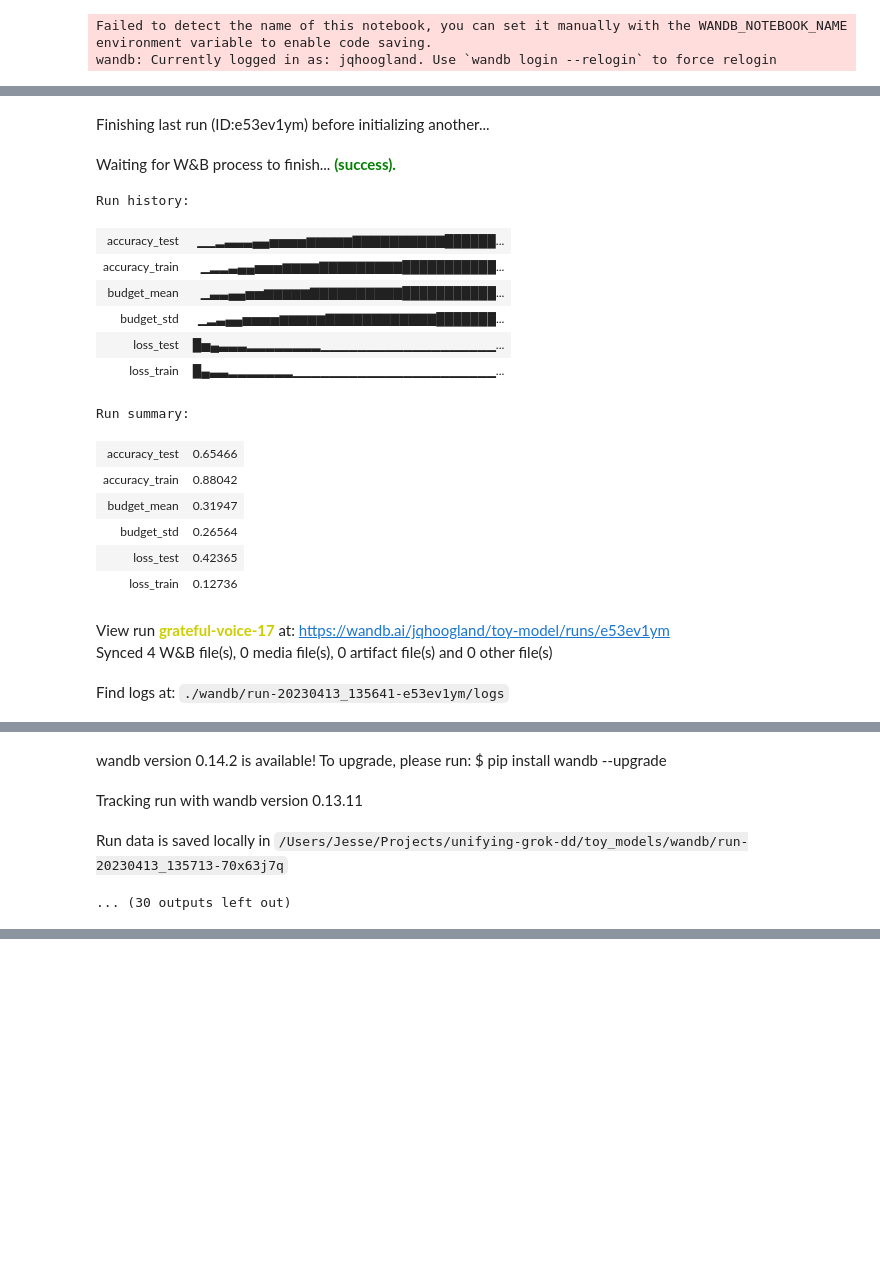
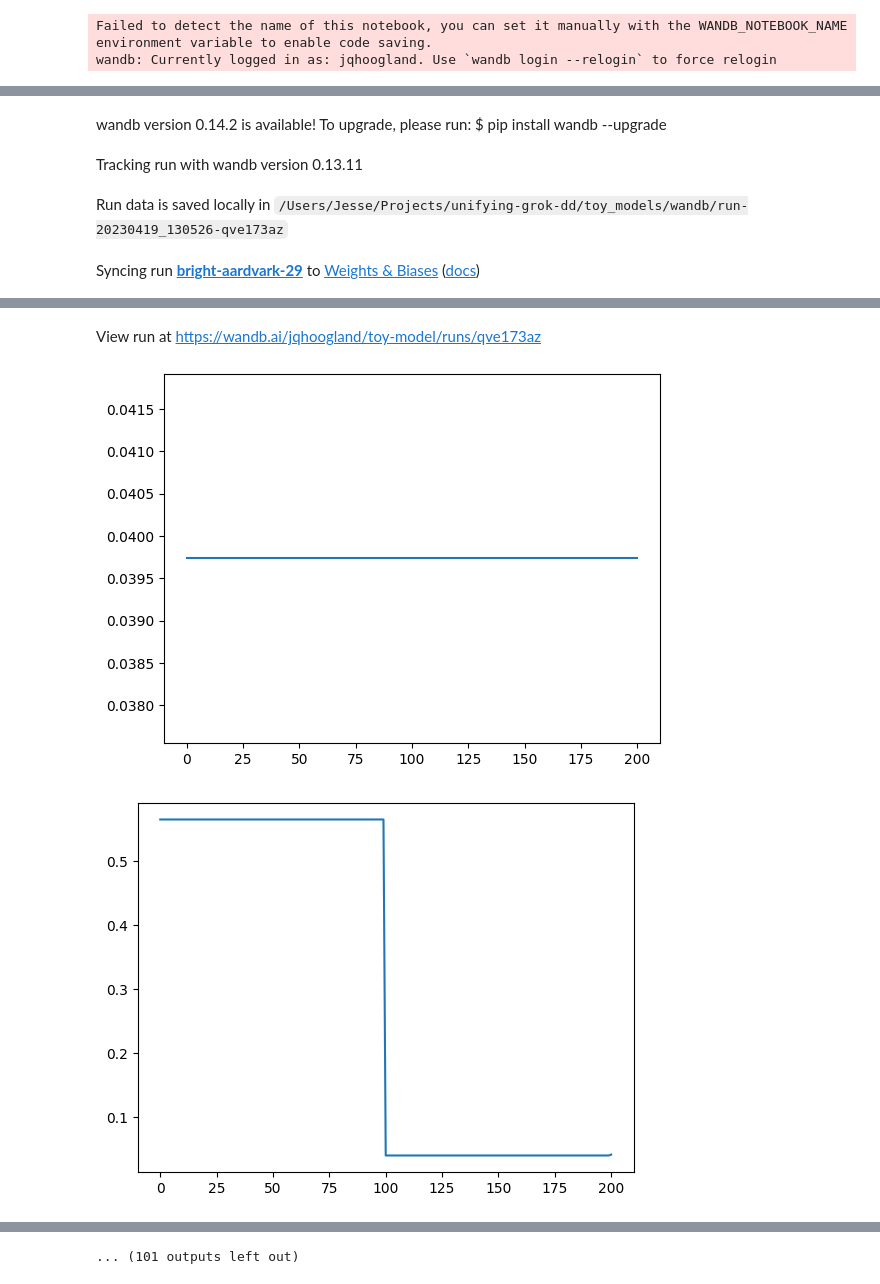
Before and after one commit to jqhoogland/pattern-learning, a Jupyter notebook: toy_models/toy_model_v2.ipynb, the cells around one changed output, grey strips where cells are left out. Saved outputs shown, nothing was run; the diff lists cells and outputs as text; code cells hidden in the pictures; blank space fills up the shorter version.

```diff
--- a/toy_models/toy_model_v2.ipynb
+++ b/toy_models/toy_model_v2.ipynb
@@ -43,6 +43,15 @@ We then say our model generalizes according to each pattern's generality $g_i$ a
 def clamp(x: jnp.ndarray, min=0, max=1):
     """Clamp the input x between min and max values."""
     return jnp.minimum(jnp.maximum(x, min), max)
+
+
+def smoothstep(x: jnp.ndarray):
+    """Compute the smoothstep function for the input x.
+
+    See [Smoothstep & Smootherstep](https://en.wikipedia.org/wiki/Smoothstep).
+    """
+    x = clamp(x)
+    return x ** 2 * (3 - 2 * x)
 
 
 def smootherstep(x: jnp.ndarray):
@@ -56,7 +65,7 @@ def smootherstep(x: jnp.ndarray):
 
 def prob(data: jnp.ndarray, budget: jnp.ndarray, costs: jnp.ndarray):
     """Calculate the probability of correct classification through specific behaviors."""
-    contributions = (1 - data * smootherstep(budget / costs))
+    contributions = (1 - data * smoothstep(budget / costs))
     return 1 - jnp.prod(contributions, axis=1)
 
 
@@ -166,7 +175,7 @@ def log(learner: BaseLearner, step: int):
     wandb.log(log, step=step)
 
 
-def train(learner: Learner, lr = 0.1, n_steps = 1000, beta=0.01):
+def train(learner: Learner, lr = 0.1, n_steps = 1000, beta=0.01, beta_step=0.0001):
     wandb.init(project="toy-model")
 
     for i in range(n_steps):
@@ -177,32 +186,18 @@ def train(learner: Learner, lr = 0.1, n_steps = 1000, beta=0.01):
             plt.plot(learner.budget)
             plt.show()
 
-        learner.budget -= lr * (learner.speeds * jax.grad(loss, argnums=1)(learner.trainset, learner.budget, learner.costs) + beta * jnp.abs(learner.budget))
+        learner.budget -= lr * learner.speeds * (jax.grad(loss, argnums=1)(learner.trainset, learner.budget, learner.costs) + beta * jnp.abs(learner.budget))
+        beta += beta_step
 
     log(learner, n_steps)
     wandb.finish()
 # %%
 # 1e-2: learns at same speed
 
-grokker = Grokker(n_train_samples=100, n_test_samples=100, n_classes=100, rel_speed=1e-2)
-train(grokker, n_steps=10_000, beta=0.1)
+grokker = Grokker(n_train_samples=100, n_test_samples=100, n_classes=100, rel_speed=1e-4)
+train(grokker, n_steps=10_000, beta=0.0, beta_step=0.00001)
 # %% [output]
-Finishing last run (ID:e53ev1ym) before initializing another...
+wandb version 0.14.2 is available! To upgrade, please run: $ pip install wandb --upgrade
-Waiting for W&B process to finish... (success).
+Tracking run with wandb version 0.13.11
-Run history:
-| accuracy_test | ▁▁▂▃▃▃▄▄▅▅▅▅▆▆▆▆▆▇▇▇▇▇▇▇▇▇▇██████... |
-| accuracy_train | ▁▂▂▃▄▄▅▅▅▆▆▆▆▇▇▇▇▇▇▇▇▇███████████... |
-| budget_mean | ▁▃▃▄▄▅▅▆▆▆▆▆▇▇▇▇▇▇▇▇▇▇███████████... |
-| budget_std | ▁▂▃▄▄▅▅▅▅▆▆▆▆▆▇▇▇▇▇▇▇▇▇▇▇▇███████... |
-| loss_test | █▅▄▃▃▃▂▂▂▂▂▂▂▂▁▁▁▁▁▁▁▁▁▁▁▁▁▁▁▁▁▁▁... |
-| loss_train | █▄▃▃▂▂▂▂▂▂▂▁▁▁▁▁▁▁▁▁▁▁▁▁▁▁▁▁▁▁▁▁▁... |
-Run summary:
-| accuracy_test | 0.65466 |
-| accuracy_train | 0.88042 |
-| budget_mean | 0.31947 |
-| budget_std | 0.26564 |
-| loss_test | 0.42365 |
-| loss_train | 0.12736 |
-View run grateful-voice-17 at: https://wandb.ai/jqhoogland/toy-model/runs/e53ev1ym
-Synced 4 W&B file(s), 0 media file(s), 0 artifact file(s) and 0 other file(s)
+Run data is saved locally in /Users/Jesse/Projects/unifying-grok-dd/toy_models/wandb/run-20230419_130526-qve173az
-Find logs at: ./wandb/run-20230413_135641-e53ev1ym/logs
+Syncing run bright-aardvark-29 to Weights & Biases (docs)
@@ -210,4 +205,3 @@ Successfully finished last run (ID:e53ev1ym). Initializing new run:
-wandb version 0.14.2 is available! To upgrade, please run: $ pip install wandb --upgrade
+View run at https://wandb.ai/jqhoogland/toy-model/runs/qve173az
-Tracking run with wandb version 0.13.11
-Run data is saved locally in /Users/Jesse/Projects/unifying-grok-dd/toy_models/wandb/run-20230413_135713-70x63j7q
-... (30 outputs left out)
+[figure, added]
+[figure, added]
@@ -213,0 +212 @@ Run data is saved locally in /Users/Jesse/Projects/unifying-grok-dd/toy_models/w
+... (101 outputs left out)
```
Also changed, not shown: parts of 1 cell of this notebook, 10 other files.
